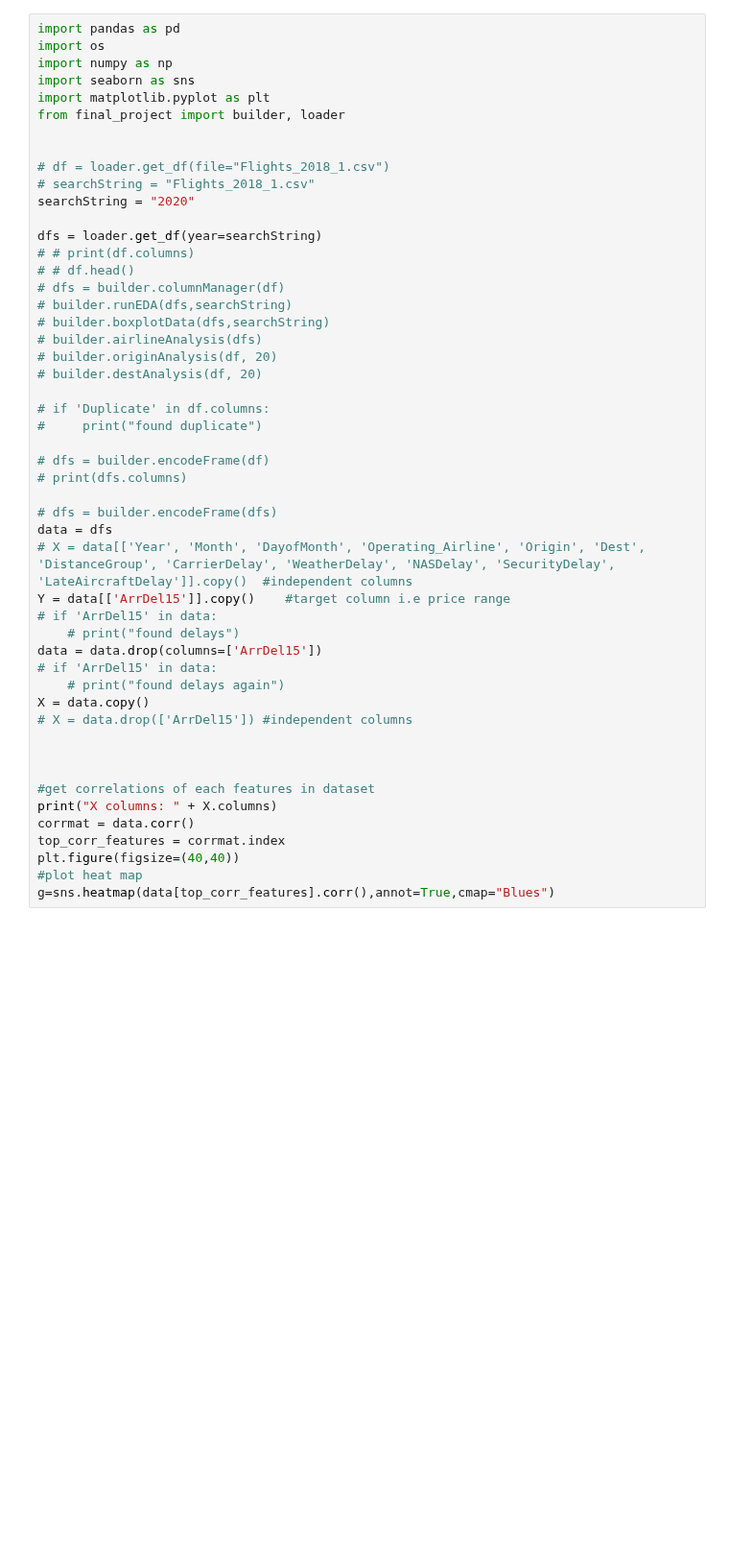
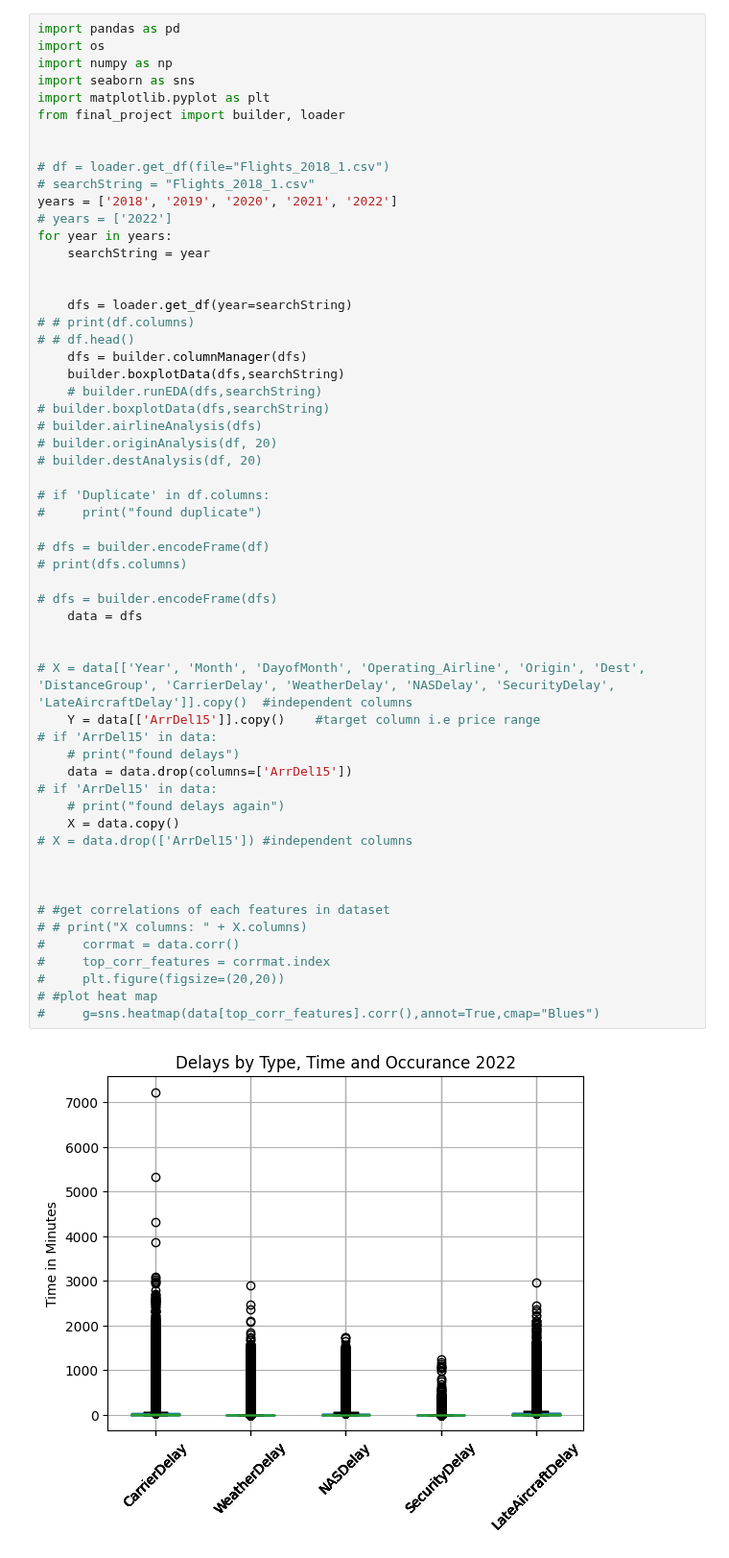
Before and after one commit to Noobify2012/CS6140-final-project, a Jupyter notebook: exploration/exploring.ipynb, the cells around one changed output. Shown at 96% size. Drawn from its saved outputs; the diff is of its cells as text; blank space fills up the shorter version.

Commit message:
updated builder, plots and exploring file

```diff
--- a/exploration/exploring.ipynb
+++ b/exploration/exploring.ipynb
@@ -6,45 +6,54 @@ import seaborn as sns
 import matplotlib.pyplot as plt
 from final_project import builder, loader
 
 
 # df = loader.get_df(file="Flights_2018_1.csv")
 # searchString = "Flights_2018_1.csv"
-searchString = "2020"
+years = ['2018', '2019', '2020', '2021', '2022']
+# years = ['2022']
+for year in years:
+    searchString = year
 
-dfs = loader.get_df(year=searchString)
+
+    dfs = loader.get_df(year=searchString)
 # # print(df.columns)
 # # df.head()
-# dfs = builder.columnManager(df)
-# builder.runEDA(dfs,searchString)
+    dfs = builder.columnManager(dfs)
+    builder.boxplotData(dfs,searchString)
+    # builder.runEDA(dfs,searchString)
 # builder.boxplotData(dfs,searchString)
 # builder.airlineAnalysis(dfs)
 # builder.originAnalysis(df, 20)
 # builder.destAnalysis(df, 20)
 
 # if 'Duplicate' in df.columns:
 #     print("found duplicate")
 
 # dfs = builder.encodeFrame(df)
 # print(dfs.columns)
 
 # dfs = builder.encodeFrame(dfs)
-data = dfs
+    data = dfs
+
+
 # X = data[['Year', 'Month', 'DayofMonth', 'Operating_Airline', 'Origin', 'Dest',  'DistanceGroup', 'CarrierDelay', 'WeatherDelay', 'NASDelay', 'SecurityDelay', 'LateAircraftDelay']].copy()  #independent columns
-Y = data[['ArrDel15']].copy()    #target column i.e price range
+    Y = data[['ArrDel15']].copy()    #target column i.e price range
 # if 'ArrDel15' in data:
     # print("found delays")
-data = data.drop(columns=['ArrDel15'])
+    data = data.drop(columns=['ArrDel15'])
 # if 'ArrDel15' in data:
     # print("found delays again")
-X = data.copy()
+    X = data.copy()
 # X = data.drop(['ArrDel15']) #independent columns
 
 
 
-#get correlations of each features in dataset
-print("X columns: " + X.columns)
-corrmat = data.corr()
-top_corr_features = corrmat.index
-plt.figure(figsize=(40,40))
-#plot heat map
-g=sns.heatmap(data[top_corr_features].corr(),annot=True,cmap="Blues")
+# #get correlations of each features in dataset
+# # print("X columns: " + X.columns)
+#     corrmat = data.corr()
+#     top_corr_features = corrmat.index
+#     plt.figure(figsize=(20,20))
+# #plot heat map
+#     g=sns.heatmap(data[top_corr_features].corr(),annot=True,cmap="Blues")
+# %% [output]
+[figure, added]
```
Also changed, not shown: 56 other files.
